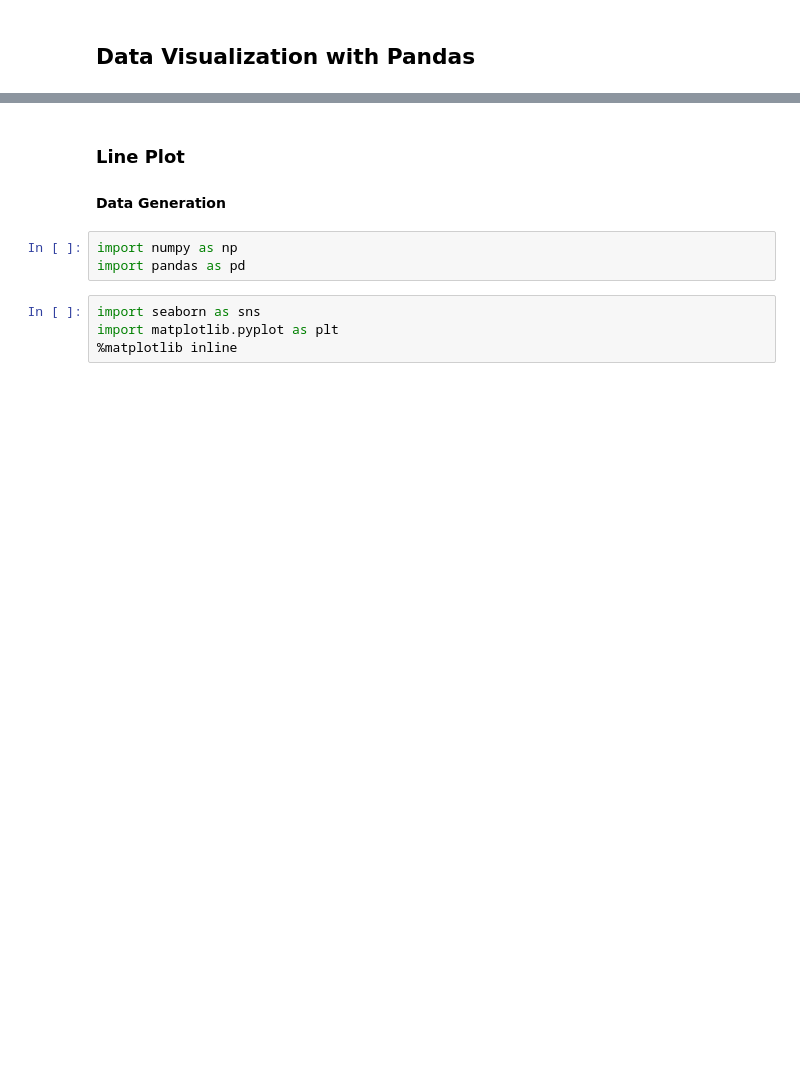
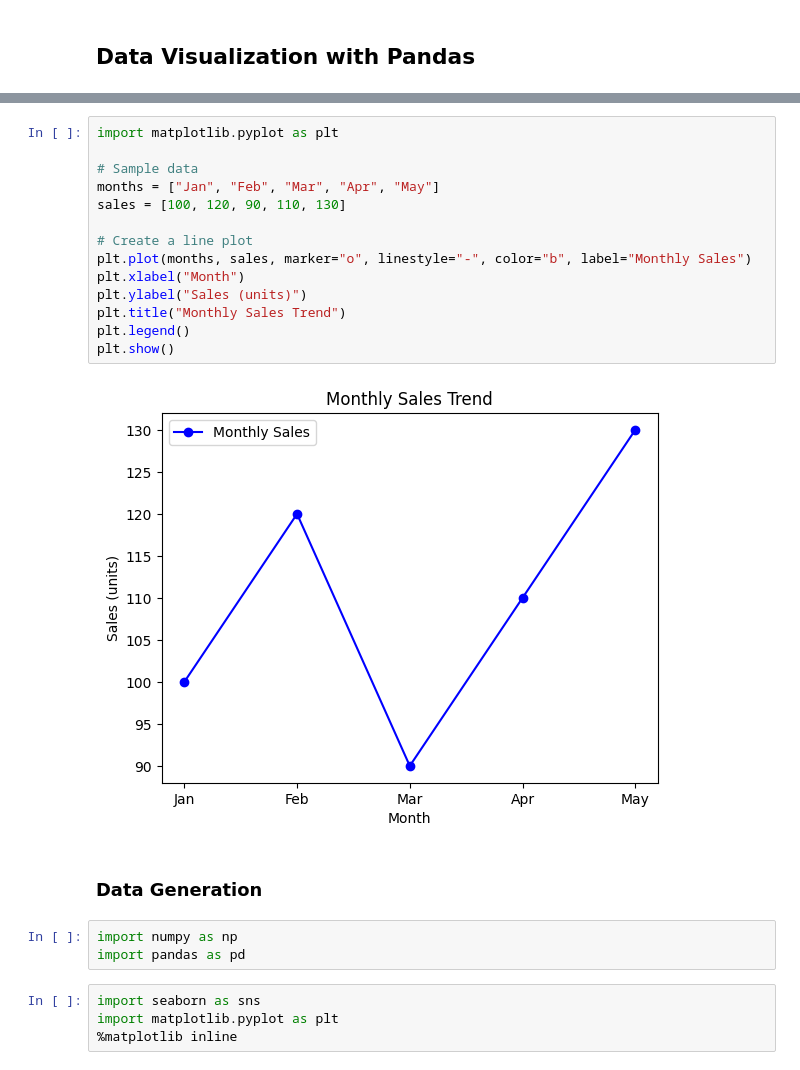
Before and after one commit to JagdishChavan081/data_science_trainning, a Jupyter notebook: Module_5/DataVisualization/4 Data Visualization with Pandas/Data Visualization with Pandas.ipynb, the cells around one changed output, grey strips where cells are left out. Saved outputs shown, nothing was run; the diff lists cells and outputs as text; blank space fills up the shorter version.

```diff
--- a/Module_5/DataVisualization/4 Data Visualization with Pandas/Data Visualization with Pandas.ipynb
+++ b/Module_5/DataVisualization/4 Data Visualization with Pandas/Data Visualization with Pandas.ipynb
@@ -3,7 +52,21 @@
+# %%
+import matplotlib.pyplot as plt
+
+# Sample data
+months = ["Jan", "Feb", "Mar", "Apr", "May"]
+sales = [100, 120, 90, 110, 130]
+
+# Create a line plot
+plt.plot(months, sales, marker="o", linestyle="-", color="b", label="Monthly Sales")
+plt.xlabel("Month")
+plt.ylabel("Sales (units)")
+plt.title("Monthly Sales Trend")
+plt.legend()
+plt.show()
+# %% [output]
+[figure, added]
 # %% [markdown]
-### Line Plot
-
-#### Data Generation
+### Data Generation
 # %%
 import numpy as np
 import pandas as pd
```
Also changed, not shown: parts of 1 cell of this notebook.
